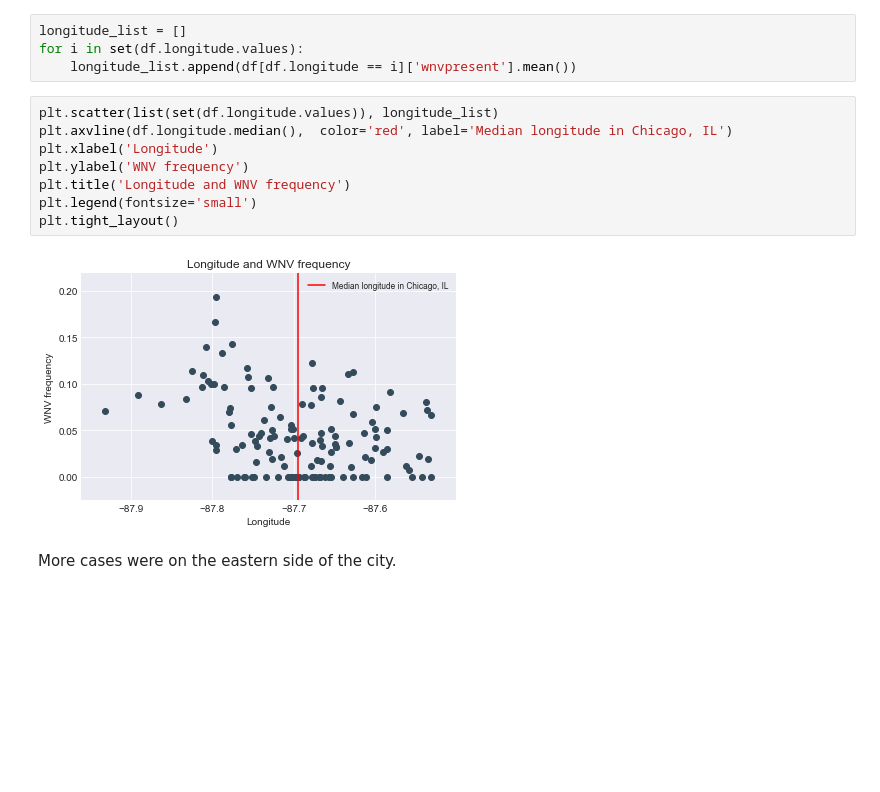
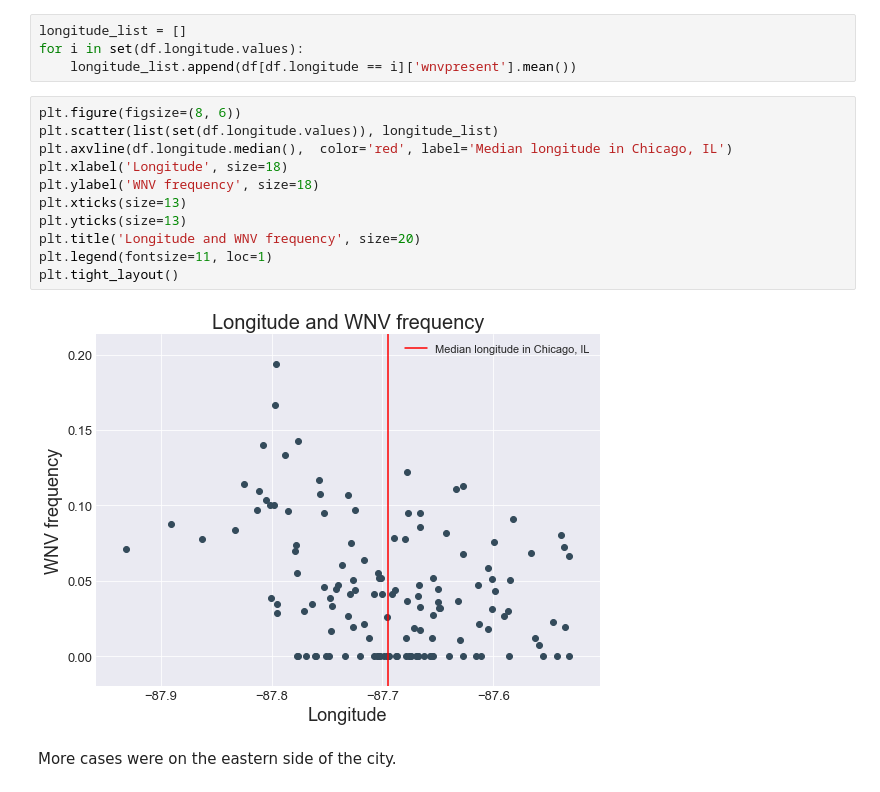
Before and after one commit to jtimdwyer/DSI_project_4, a Jupyter notebook: notebooks/05_EDA.ipynb, the cells around one changed output. Cells and saved outputs as stored; diff of their text form; blank space fills up the shorter version.

```diff
--- a/notebooks/05_EDA.ipynb
+++ b/notebooks/05_EDA.ipynb
@@ -67,15 +73,18 @@ longitude_list = []
 for i in set(df.longitude.values):
     longitude_list.append(df[df.longitude == i]['wnvpresent'].mean())
 # %%
+plt.figure(figsize=(8, 6))
 plt.scatter(list(set(df.longitude.values)), longitude_list)
 plt.axvline(df.longitude.median(),  color='red', label='Median longitude in Chicago, IL')
-plt.xlabel('Longitude')
-plt.ylabel('WNV frequency')
-plt.title('Longitude and WNV frequency')
-plt.legend(fontsize='small')
+plt.xlabel('Longitude', size=18)
+plt.ylabel('WNV frequency', size=18)
+plt.xticks(size=13)
+plt.yticks(size=13)
+plt.title('Longitude and WNV frequency', size=20)
+plt.legend(fontsize=11, loc=1)
 plt.tight_layout()
 # %% [output]
-[figure, old version]
+[figure, new version]
 # %% [markdown]
 More cases were on the eastern side of the city.
 # %% [markdown]
```
Also changed, not shown: parts of 2 cells of this notebook, 1 other file.
